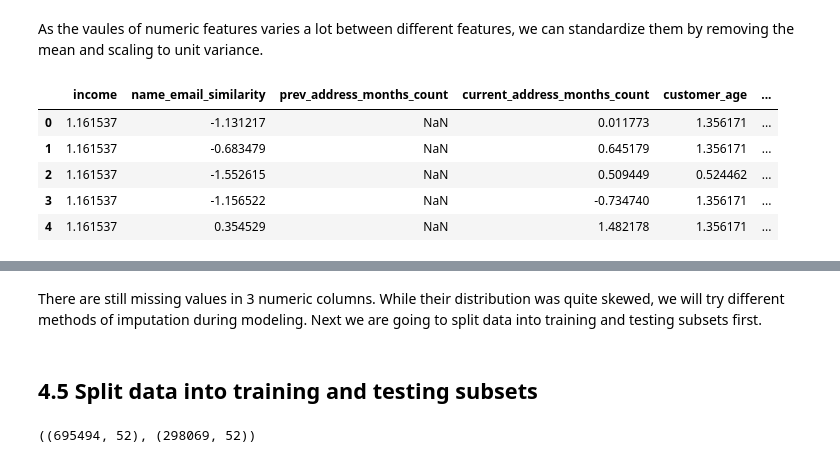
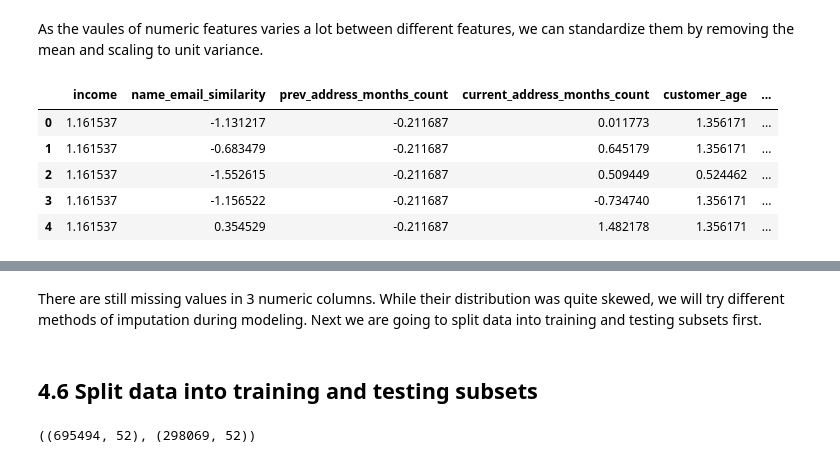
Before and after one commit to jhsshen/capstone_baf, a Jupyter notebook: notebooks/04_preprocessing_and_training_data_dev.ipynb, the cells around one changed output, grey strips where cells are left out. Saved outputs shown, nothing was run; the diff lists cells and outputs as text; code cells hidden in the pictures.

Commit message:
Missing value imputed with median

```diff
--- a/notebooks/04_preprocessing_and_training_data_dev.ipynb
+++ b/notebooks/04_preprocessing_and_training_data_dev.ipynb
@@ -91,0 +109,7 @@ baf_cat.head()
+# %%
+# Save baf_num median values to numeric_median
+numeric_median = baf_num.median()
+
+# Impute missing values in numeric columns with median values and save to baf_num_fillna
+baf_num_fillna = baf_num.fillna(numeric_median)
+baf_num_fillna.head()
@@ -118,16 +127,16 @@ As the vaules of numeric features varies a lot between different features, we ca
 # %%
 # Fit and transform numeric features with StandardScaler.
 scaler = StandardScaler()
-baf_num_scaled_np = scaler.fit_transform(baf_num)
+baf_num_scaled_np = scaler.fit_transform(baf_num_fillna)
 baf_num_scaled = pd.DataFrame(baf_num_scaled_np, columns=scaler.get_feature_names_out())
 baf_num_scaled.head()
 # %% [output]
 |  | income | name_email_similarity | prev_address_months_count | current_address_months_count | customer_age | ... |
-| 0 | 1.161537 | -1.131217 | NaN | 0.011773 | 1.356171 | ... |
-| 1 | 1.161537 | -0.683479 | NaN | 0.645179 | 1.356171 | ... |
-| 2 | 1.161537 | -1.552615 | NaN | 0.509449 | 0.524462 | ... |
-| 3 | 1.161537 | -1.156522 | NaN | -0.734740 | 1.356171 | ... |
-| 4 | 1.161537 | 0.354529 | NaN | 1.482178 | 1.356171 | ... |
+| 0 | 1.161537 | -1.131217 | -0.211687 | 0.011773 | 1.356171 | ... |
+| 1 | 1.161537 | -0.683479 | -0.211687 | 0.645179 | 1.356171 | ... |
+| 2 | 1.161537 | -1.552615 | -0.211687 | 0.509449 | 0.524462 | ... |
+| 3 | 1.161537 | -1.156522 | -0.211687 | -0.734740 | 1.356171 | ... |
+| 4 | 1.161537 | 0.354529 | -0.211687 | 1.482178 | 1.356171 | ... |
 # %%
 # Combine baf_cat and bat_num_scaled into new dataframe baf_new.
 baf_new = pd.concat([baf_cat, baf_num_scaled], axis=1)
@@ -153,7 +162,7 @@ memory usage: 401.8 MB
 # %% [markdown]
 There are still missing values in 3 numeric columns. While their distribution was quite skewed, we will try different methods of imputation during modeling. Next we are going to split data into training and testing subsets first.
 # %% [markdown]
-## 4.5 Split data into training and testing subsets
+## 4.6 Split data into training and testing subsets
 # %%
 # split dataset into X_train, X_test, y_train, y_test
 X_train, X_test, y_train, y_test = train_test_split(baf_new.drop(columns='fraud_bool'), baf_new.fraud_bool, test_size=0.3, random_state=47)
```
Also changed, not shown: parts of 6 cells of this notebook.
